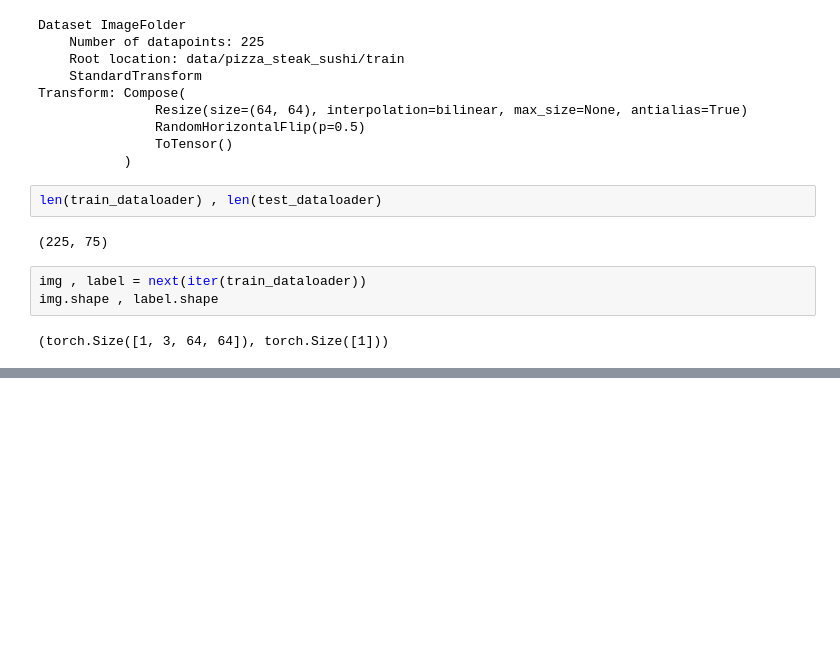
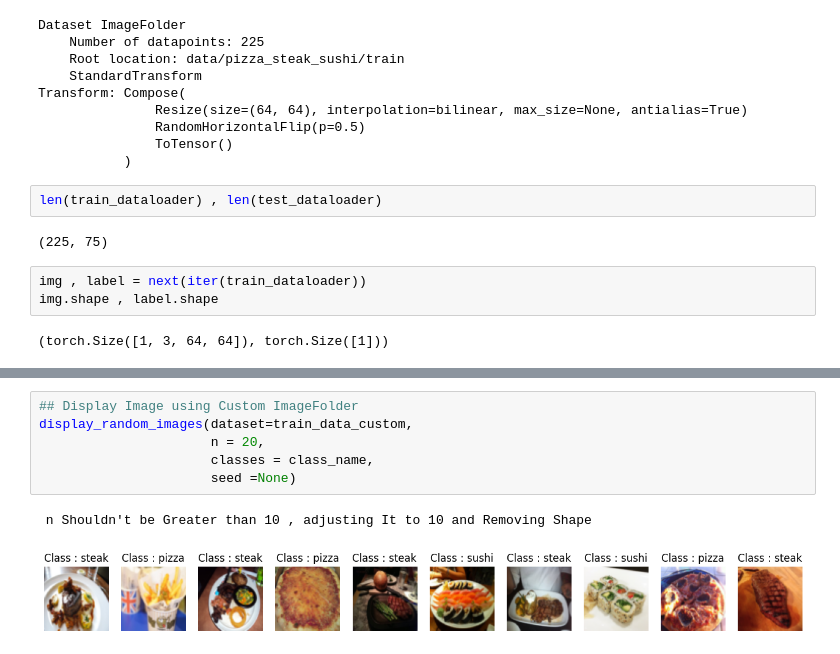
Before and after one commit to Shadoww002/DeepLearning-PyTorch, a Jupyter notebook: Chapter 4 – Custom Datasets/CustomDataset.ipynb, the cells around one changed output, grey strips where cells are left out. Saved outputs shown, nothing was run; the diff lists cells and outputs as text; blank space fills up the shorter version.

```diff
--- a/Chapter 4 – Custom Datasets/CustomDataset.ipynb
+++ b/Chapter 4 – Custom Datasets/CustomDataset.ipynb
@@ -367,0 +532,9 @@ img.shape , label.shape
+# %%
+## Display Image using Custom ImageFolder
+display_random_images(dataset=train_data_custom,
+                      n = 20,
+                      classes = class_name,
+                      seed =None)
+# %% [output]
+ n Shouldn't be Greater than 10 , adjusting It to 10 and Removing Shape
+[figure, added]
```
Also changed, not shown: parts of 69 cells of this notebook.
